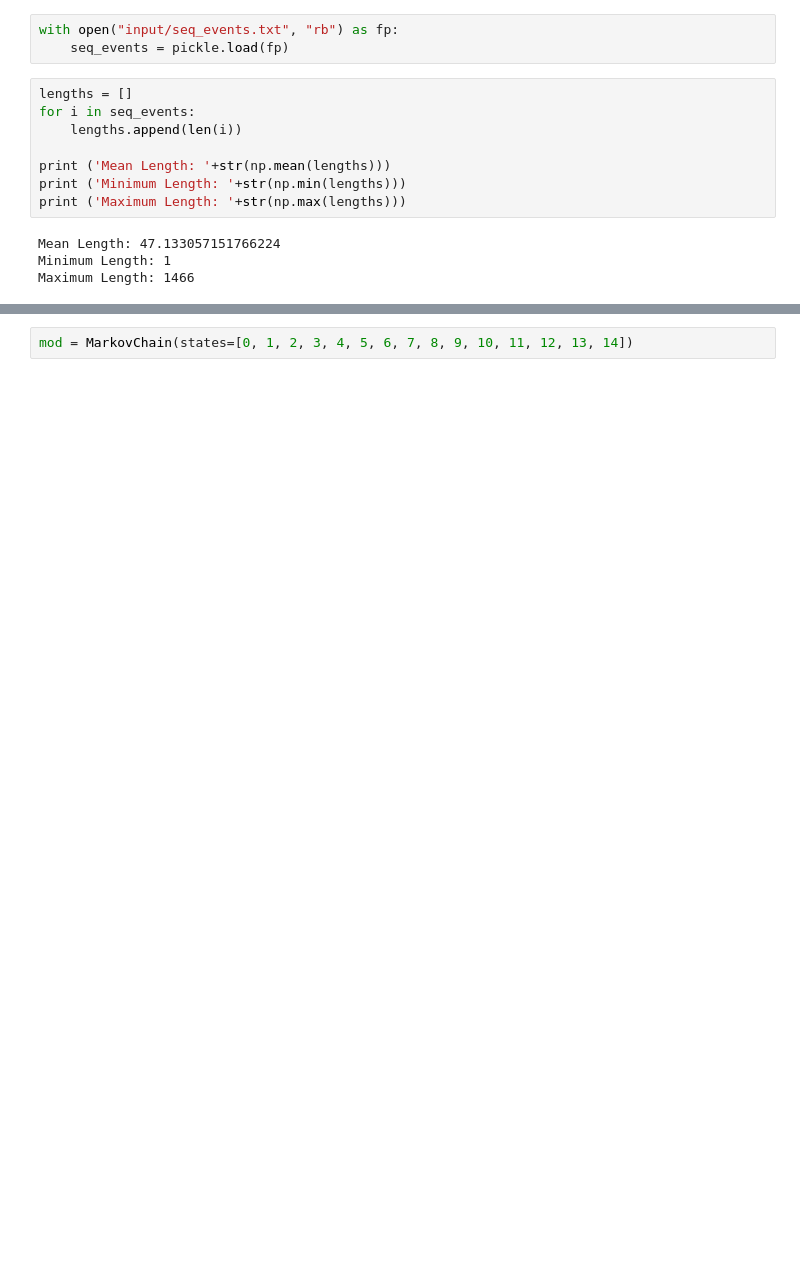
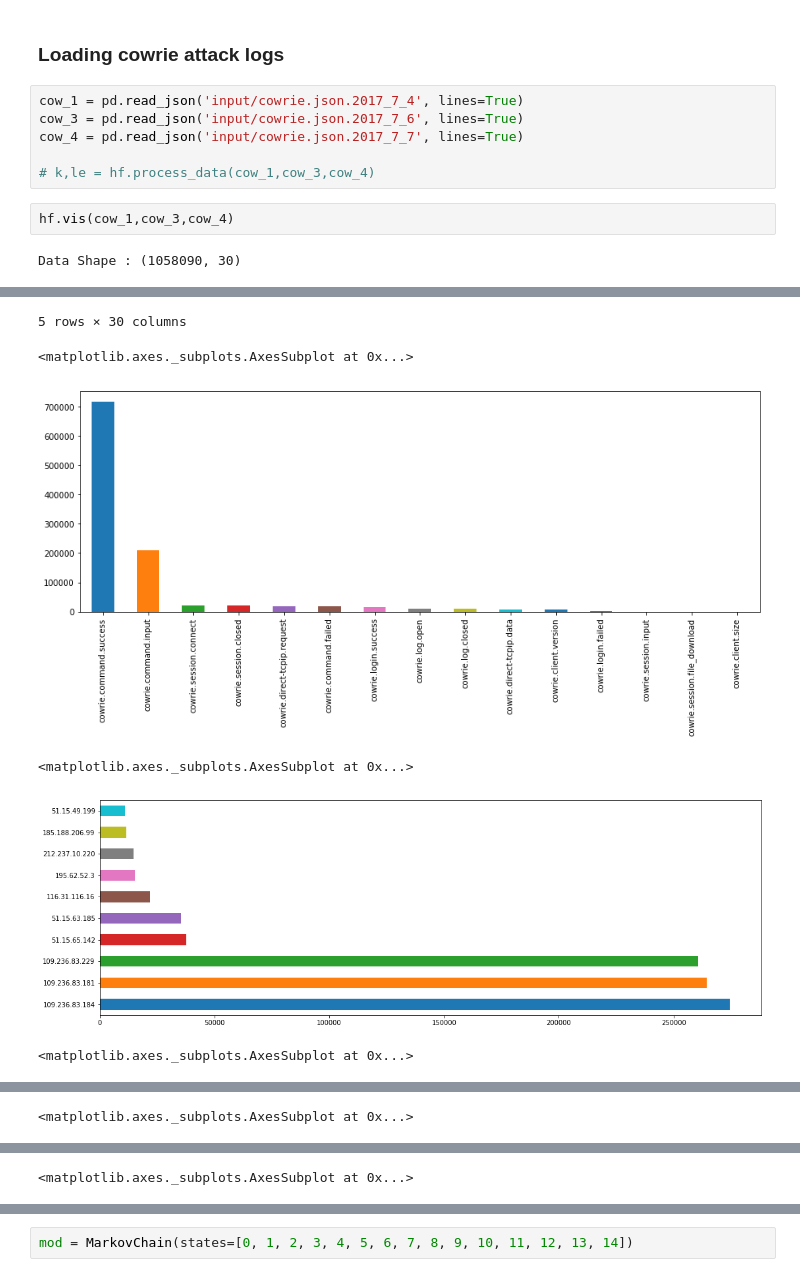
Before and after one commit to soham97/Cowrie_Honeypot_Modeling, a Jupyter notebook: mc_cowrie.ipynb, the cells around one changed output, grey strips where cells are left out. Cells and saved outputs as stored; diff of their text form; blank space fills up the shorter version.

```diff
--- a/mc_cowrie.ipynb
+++ b/mc_cowrie.ipynb
@@ -5,17 +13,14 @@ import pickle
 
 from markovchain import MarkovChain
-# %%
-with open("input/seq_events.txt", "rb") as fp:
-    seq_events = pickle.load(fp)
-# %%
-lengths = []
-for i in seq_events:
-    lengths.append(len(i))
-
-print ('Mean Length: '+str(np.mean(lengths)))
-print ('Minimum Length: '+str(np.min(lengths)))
-print ('Maximum Length: '+str(np.max(lengths)))
-# %% [output]
-Mean Length: 47.133057151766224
-Minimum Length: 1
-Maximum Length: 1466
+# %% [markdown]
+### Loading cowrie attack logs
+# %%
+cow_1 = pd.read_json('input/cowrie.json.2017_7_4', lines=True)
+cow_3 = pd.read_json('input/cowrie.json.2017_7_6', lines=True)
+cow_4 = pd.read_json('input/cowrie.json.2017_7_7', lines=True)
+
+# k,le = hf.process_data(cow_1,cow_3,cow_4)
+# %%
+hf.vis(cow_1,cow_3,cow_4)
+# %% [output]
+Data Shape : (1058090, 30)
@@ -21,0 +33,6 @@ Maximum Length: 1466
+5 rows × 30 columns
+<matplotlib.axes._subplots.AxesSubplot at 0x...>
+[figure, added]
+<matplotlib.axes._subplots.AxesSubplot at 0x...>
+[figure, added]
+<matplotlib.axes._subplots.AxesSubplot at 0x...>
@@ -21,0 +40 @@ Maximum Length: 1466
+<matplotlib.axes._subplots.AxesSubplot at 0x...>
@@ -21,0 +42 @@ Maximum Length: 1466
+<matplotlib.axes._subplots.AxesSubplot at 0x...>
```
Also changed, not shown: parts of 7 cells of this notebook.
